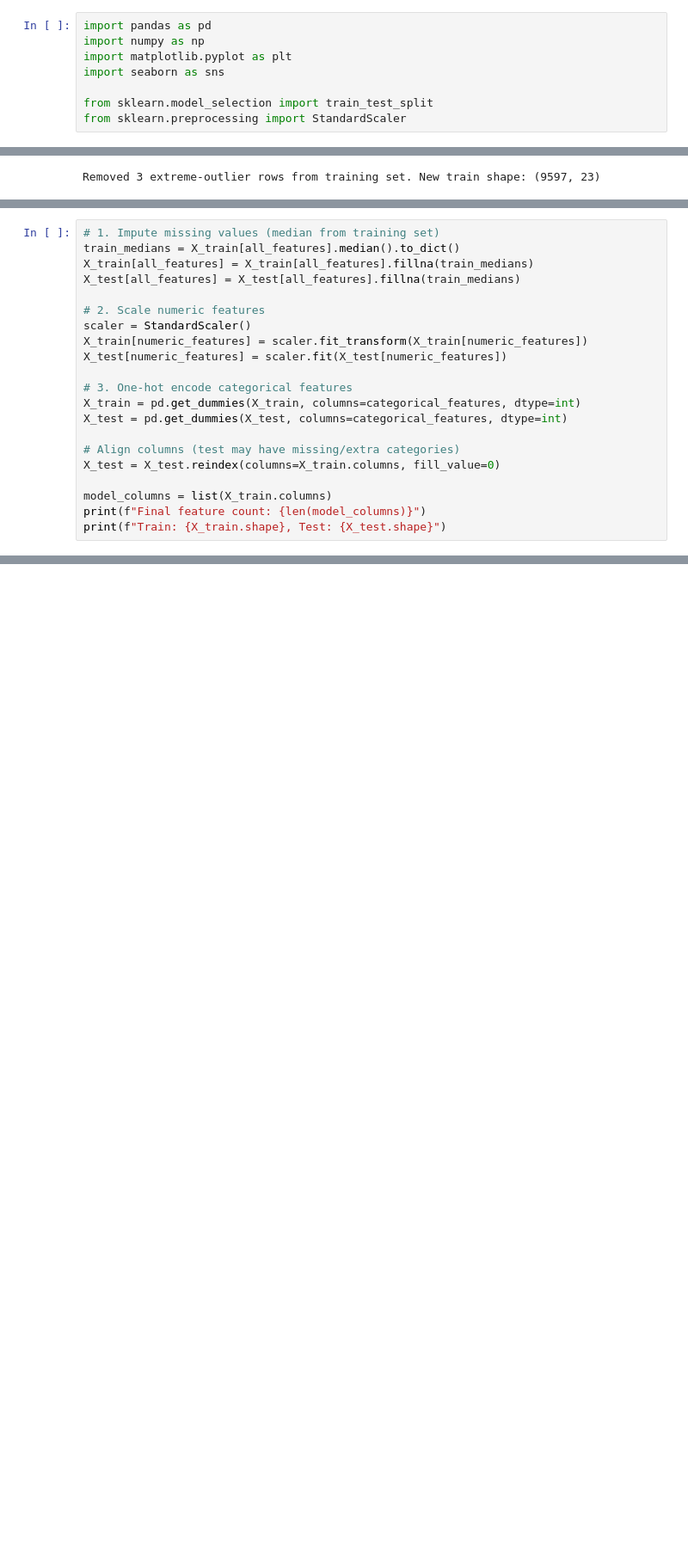
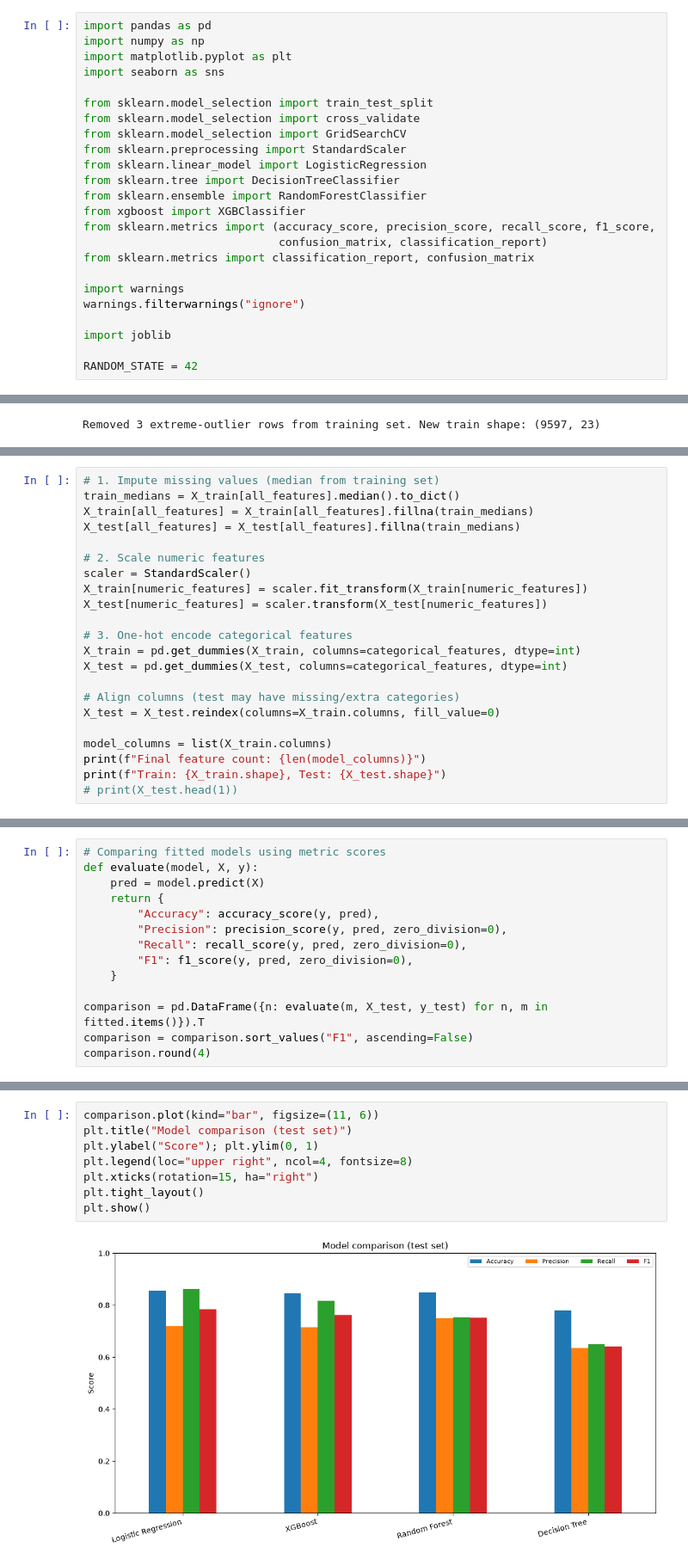
Before and after one commit to abhishekr1403/Product_Return_Predictor, a Jupyter notebook: Return_prediction_modeling.ipynb, the cells around one changed output, grey strips where cells are left out. Shown at 86% size. Drawn from its saved outputs; the diff is of its cells as text; blank space fills up the shorter version.

Commit message:
Trained and find the best model | Evals Done

```diff
--- a/Return_prediction_modeling.ipynb
+++ b/Return_prediction_modeling.ipynb
@@ -5,7 +5,23 @@ import matplotlib.pyplot as plt
 import seaborn as sns
 
 from sklearn.model_selection import train_test_split
+from sklearn.model_selection import cross_validate
+from sklearn.model_selection import GridSearchCV
 from sklearn.preprocessing import StandardScaler
+from sklearn.linear_model import LogisticRegression
+from sklearn.tree import DecisionTreeClassifier
+from sklearn.ensemble import RandomForestClassifier
+from xgboost import XGBClassifier
+from sklearn.metrics import (accuracy_score, precision_score, recall_score, f1_score,
+                             confusion_matrix, classification_report)
+from sklearn.metrics import classification_report, confusion_matrix
+
+import warnings
+warnings.filterwarnings("ignore")
+
+import joblib
+
+RANDOM_STATE = 42
 # %%
 DATA_FILE = 'Dataset/returns_dataset.csv'
 df = pd.read_csv(DATA_FILE)
@@ -392,7 +408,7 @@ X_test[all_features] = X_test[all_features].fillna(train_medians)
 # 2. Scale numeric features
 scaler = StandardScaler()
 X_train[numeric_features] = scaler.fit_transform(X_train[numeric_features])
-X_test[numeric_features] = scaler.fit(X_test[numeric_features])
+X_test[numeric_features] = scaler.transform(X_test[numeric_features])
 
 # 3. One-hot encode categorical features
 X_train = pd.get_dummies(X_train, columns=categorical_features, dtype=int)
@@ -404,4 +420,5 @@ X_test = X_test.reindex(columns=X_train.columns, fill_value=0)
 model_columns = list(X_train.columns)
 print(f"Final feature count: {len(model_columns)}")
 print(f"Train: {X_train.shape}, Test: {X_test.shape}")
+# print(X_test.head(1))
 # %% [output]
@@ -409,0 +460,14 @@ Train: (9597, 85), Test: (2400, 85)
+# %%
+# Comparing fitted models using metric scores
+def evaluate(model, X, y):
+    pred = model.predict(X)
+    return {
+        "Accuracy": accuracy_score(y, pred),
+        "Precision": precision_score(y, pred, zero_division=0),
+        "Recall": recall_score(y, pred, zero_division=0),
+        "F1": f1_score(y, pred, zero_division=0),
+    }
+
+comparison = pd.DataFrame({n: evaluate(m, X_test, y_test) for n, m in fitted.items()}).T
+comparison = comparison.sort_values("F1", ascending=False)
+comparison.round(4)
@@ -409,0 +512,10 @@ Train: (9597, 85), Test: (2400, 85)
+# %%
+comparison.plot(kind="bar", figsize=(11, 6))
+plt.title("Model comparison (test set)")
+plt.ylabel("Score"); plt.ylim(0, 1)
+plt.legend(loc="upper right", ncol=4, fontsize=8)
+plt.xticks(rotation=15, ha="right")
+plt.tight_layout()
+plt.show()
+# %% [output]
+[figure, added]
```
Also changed, not shown: parts of 22 cells of this notebook.
